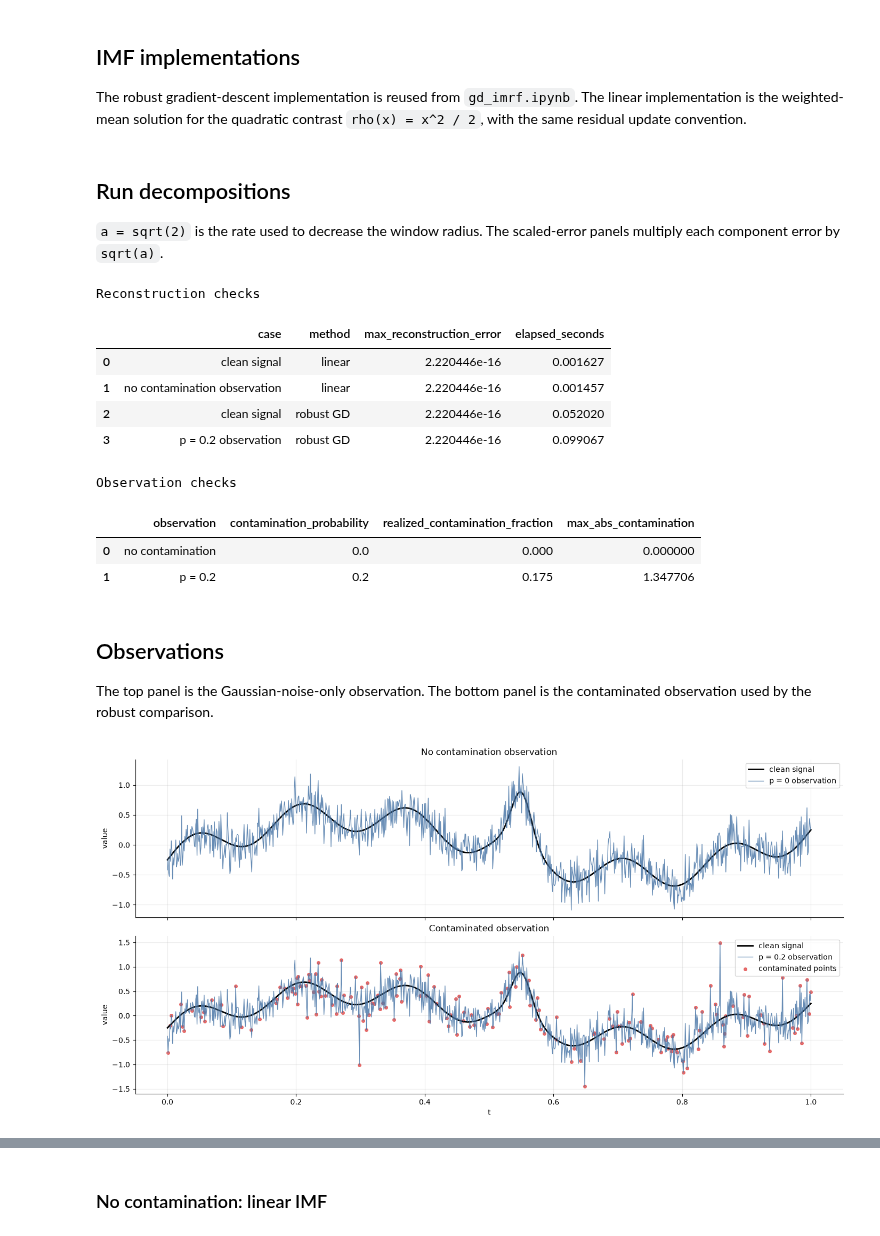
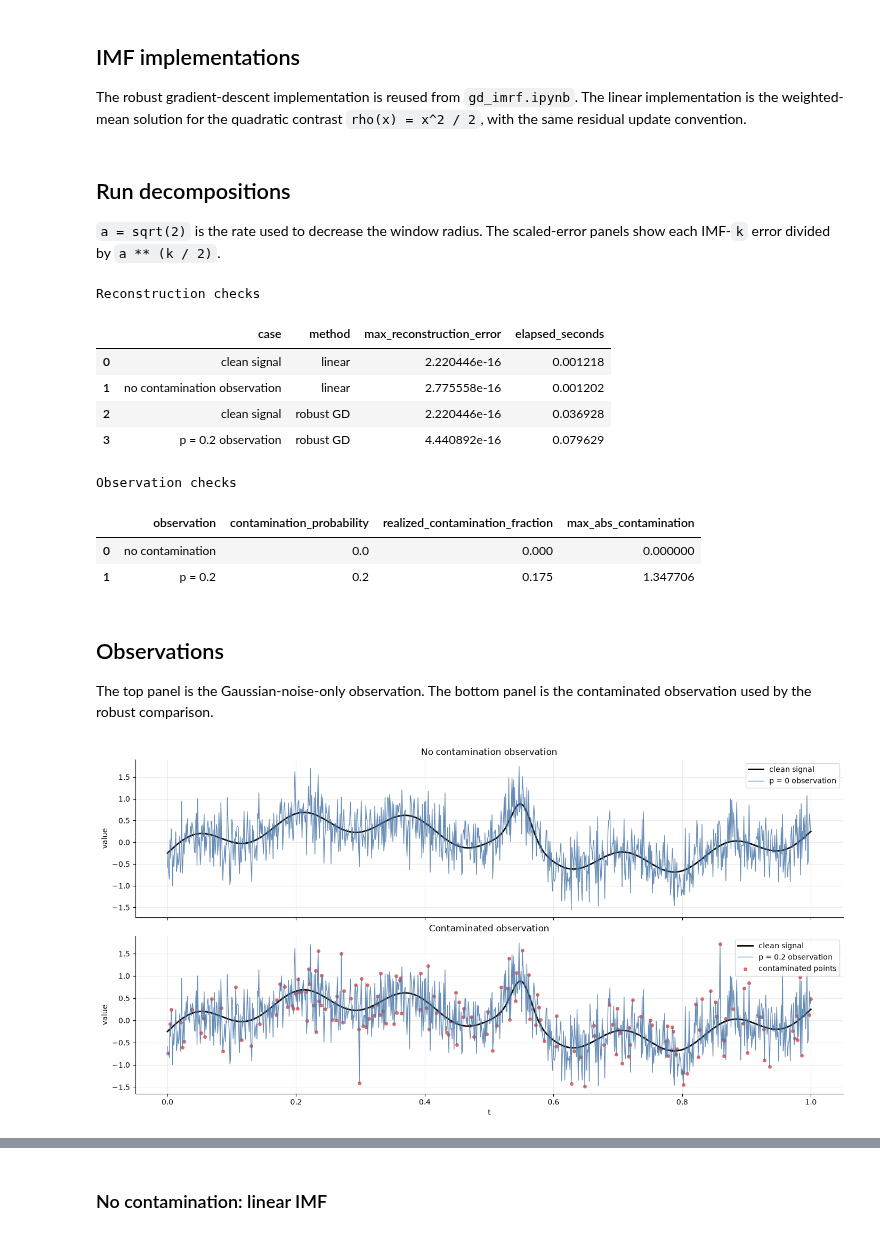
Before and after one commit to mkuziuk/imf, a Jupyter notebook: gd_imf_real_vs_calculated.ipynb, the cells around one changed output, grey strips where cells are left out. Saved outputs shown, nothing was run; the diff lists cells and outputs as text; code cells hidden in the pictures.

Commit message:
Update IMF error diagnostics

```diff
--- a/gd_imf_real_vs_calculated.ipynb
+++ b/gd_imf_real_vs_calculated.ipynb
@@ -141,7 +150,7 @@ def generate_observation(
 
 n = 1000
 t = np.linspace(0.0, 1.0, n)
-sigma = 0.2
+sigma = 0.4
 H = 2 * sigma
 
 window_sizes = make_window_schedule(n, factor=np.sqrt(2.0), min_window_size=31)
@@ -556,10 +565,17 @@ def linear_imf_with_history(y, window_sizes, boundary="wrap"):
 # %% [markdown]
 ## Run decompositions
 
-`a = sqrt(2)` is the rate used to decrease the window radius. The scaled-error panels multiply each component error by `sqrt(a)`.
+`a = sqrt(2)` is the rate used to decrease the window radius. The scaled-error panels show each IMF-`k` error divided by `a ** (k / 2)`.
 # %%
 a = np.sqrt(2.0)
-error_scale = np.sqrt(a)
+
+
+def error_normalizer(stage_index):
+    return a ** (stage_index / 2)
+
+
+def scale_error_by_stage(error, stage_index):
+    return np.asarray(error, dtype=float) / error_normalizer(stage_index)
 
 # No-contamination observation: same signal, sigma, scale, and RNG seed, with p = 0.
 y_no_contamination, no_contamination_info = generate_observation(
@@ -634,37 +650,37 @@ reconstruction_summary = pd.DataFrame([
         "max_reconstruction_error": reconstruction_max_abs_error(y_observed, calculated_robust),
         "elapsed_seconds": calculated_robust["elapsed_seconds"],
     },
 ])
 
 assert reconstruction_summary["max_reconstruction_error"].max() < 1e-10
 
 observation_summary = pd.DataFrame([
     {
         "observation": "no contamination",
         "contamination_probability": 0.0,
         "realized_contamination_fraction": no_contamination_info["contamination_mask"].mean(),
         "max_abs_contamination": np.max(np.abs(no_contamination_info["contamination"])),
     },
     {
         "observation": "p = 0.2",
         "contamination_probability": 0.2,
         "realized_contamination_fraction": noise_info["contamination_mask"].mean(),
         "max_abs_contamination": np.max(np.abs(noise_info["contamination"])),
     },
 ])
 
 print("Reconstruction checks")
 display(reconstruction_summary)
 
 print("Observation checks")
 display(observation_summary)
 # %% [output]
 Reconstruction checks
 |  | case | method | max_reconstruction_error | elapsed_seconds |
-| 0 | clean signal | linear | 2.220446e-16 | 0.001627 |
-| 1 | no contamination observation | linear | 2.220446e-16 | 0.001457 |
-| 2 | clean signal | robust GD | 2.220446e-16 | 0.052020 |
-| 3 | p = 0.2 observation | robust GD | 2.220446e-16 | 0.099067 |
+| 0 | clean signal | linear | 2.220446e-16 | 0.001218 |
+| 1 | no contamination observation | linear | 2.775558e-16 | 0.001202 |
+| 2 | clean signal | robust GD | 2.220446e-16 | 0.036928 |
+| 3 | p = 0.2 observation | robust GD | 4.440892e-16 | 0.079629 |
 Observation checks
 |  | observation | contamination_probability | realized_contamination_fraction | max_abs_contamination |
 | 0 | no contamination | 0.0 | 0.000 | 0.000000 |
@@ -700,7 +716,7 @@ axes[1].legend(loc="upper right")
 
 plt.show()
 # %% [output]
-[figure, old version]
+[figure, new version]
 # %% [markdown]
 ## Component error summary
 
```
Also changed, not shown: parts of 13 cells of this notebook, 12 other files.
